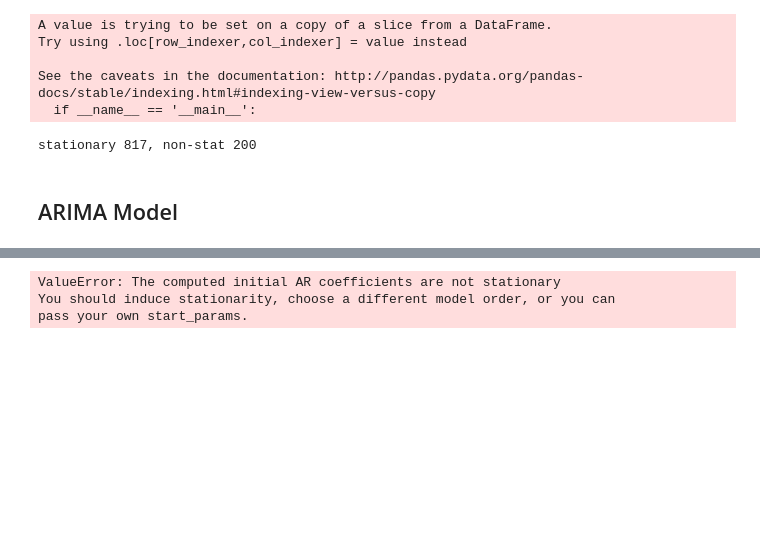
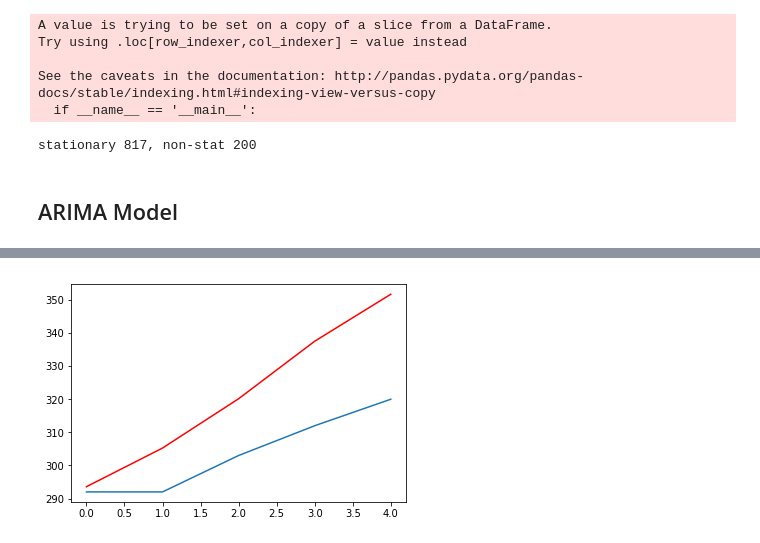
Before and after one commit to majesticfish/CS156B-Covid-Challenge, a Jupyter notebook: exploratory/Sean's Notebook/Get sum data.ipynb, the cells around one changed output, grey strips where cells are left out. Saved outputs shown, nothing was run; the diff lists cells and outputs as text; code cells hidden in the pictures; blank space fills up the shorter version.

```diff
--- a/exploratory/Sean's Notebook/Get sum data.ipynb
+++ b/exploratory/Sean's Notebook/Get sum data.ipynb
@@ -370,11 +370,9 @@ plt.plot(train_y)
 # %%
-model= ARIMA(train_y, order=(4,2,1))
+model= ARIMA(train_y, order=(5,2,1))
 model_fit = model.fit(disp=0)
-pred = model_fit.forecast(8)[0]
+pred = model_fit.forecast(5)[0]
 plt.plot(test_y)
 plt.plot(pred, color='red')
 plt.show()
 # %% [output]
-ValueError: The computed initial AR coefficients are not stationary
-You should induce stationarity, choose a different model order, or you can
-pass your own start_params.
+[figure, added]
```
Also changed, not shown: parts of 5 cells of this notebook.
